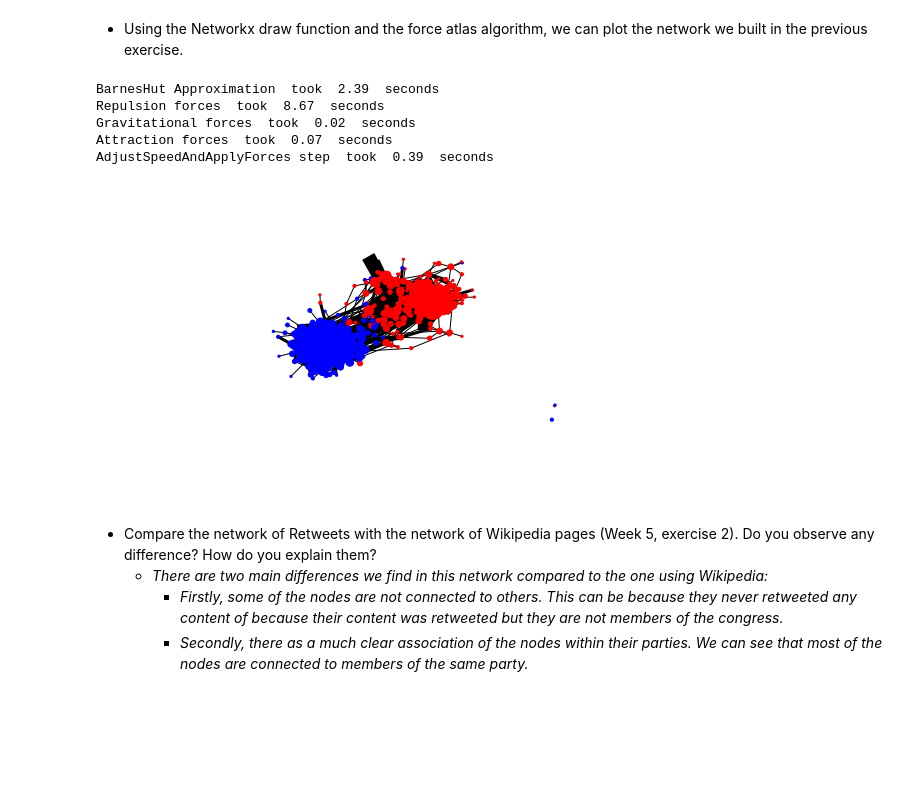
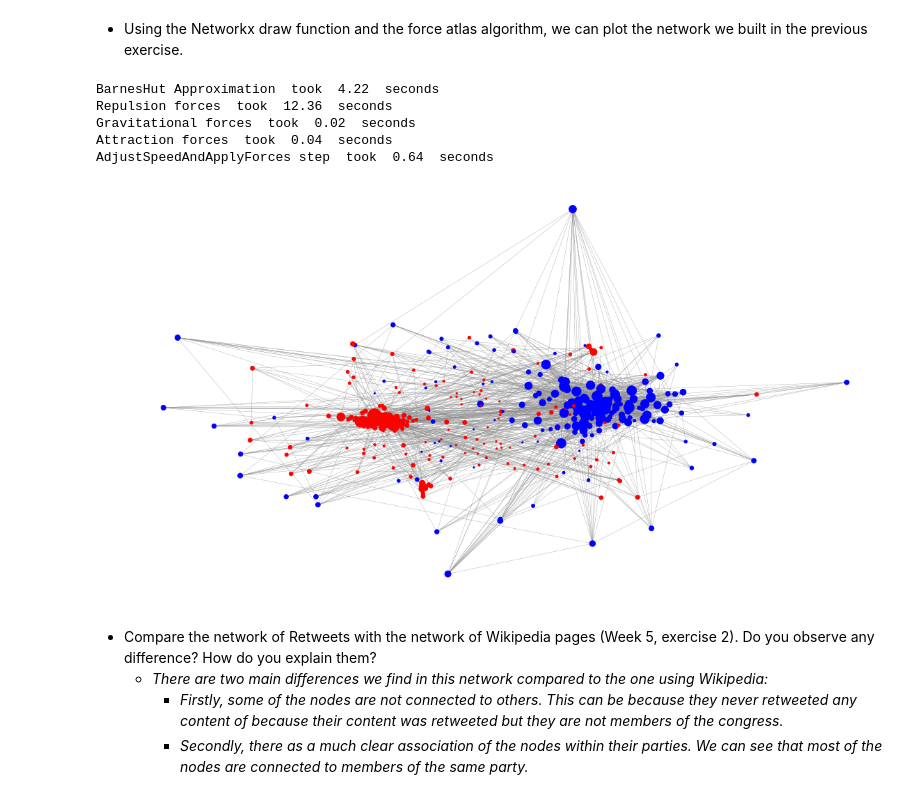
Before and after one commit to JulesBelveze/yelp-dataset-analysis, a Jupyter notebook: Assignment2.ipynb, the cells around one changed output. Drawn from its saved outputs; the diff is of its cells as text; code cells hidden in the pictures; blank space fills up the shorter version.

```diff
--- a/Assignment2.ipynb
+++ b/Assignment2.ipynb
@@ -100,53 +103,54 @@ forceatlas2 = fa2.ForceAtlas2(
     multiThreaded=False,  # NOT IMPLEMENTED
 
     # Tuning
-    scalingRatio= 2000,
+    scalingRatio= 1,
     strongGravityMode=True,
-    gravity=10.0,
+    gravity=200,
     # Log
     verbose=True)
 
 
 positions = forceatlas2.forceatlas2_networkx_layout(rt_nonDirgraph,
                                                     pos=None,
-                                                    iterations=4000)
+                                                    iterations=8000);
 
 #We use this list to ease the coloring of nodes
 rep = list()
 for node in rt_nonDirgraph:
     if rt_nonDirgraph.node[node]['party'].item() == 'Republican':
         rep.append(node)
 
 degrees = {}
 for node, degree in nx.degree(rt_graph):
     degrees[node] = degree
 
 node_colors = ["red" if n in rep
                else 'blue' for n in rt_nonDirgraph.nodes()]
 
 weights = {}
 for u, v in rt_nonDirgraph.edges:
     weights[(u, v)] = rt_nonDirgraph[u][v]['weight']
 
+plt.rcParams["figure.figsize"] = [15, 8];
 nx.draw(rt_nonDirgraph,
         positions,
         cmap=plt.get_cmap('jet'),
+        edge_color="#898989",
         #nodelist=degrees.keys(),
         node_size=[v * 5 for v in degrees.values()],
         node_color = node_colors,
-        border = 0.1,
-        border_color='black',
+        border = .1,
         overlap = False,
-        width = [w for w in weights.values()],
+#         width = [w for w in weights.values()],
+        width = 0.3,
         with_labels=False)
-plt.show()
 # %% [output]
-BarnesHut Approximation  took  2.39  seconds
-Repulsion forces  took  8.67  seconds
+BarnesHut Approximation  took  4.22  seconds
+Repulsion forces  took  12.36  seconds
 Gravitational forces  took  0.02  seconds
-Attraction forces  took  0.07  seconds
-AdjustSpeedAndApplyForces step  took  0.39  seconds
+Attraction forces  took  0.04  seconds
+AdjustSpeedAndApplyForces step  took  0.64  seconds
-[figure, old version]
+[figure, new version]
 # %% [markdown]
 - Compare the network of Retweets with the network of Wikipedia pages (Week 5, exercise 2). Do you observe any difference? How do you explain them?
     - _There are two main differences we find in this network compared to the one using Wikipedia:_
```
Also changed, not shown: parts of 12 cells of this notebook, 2 other files.
